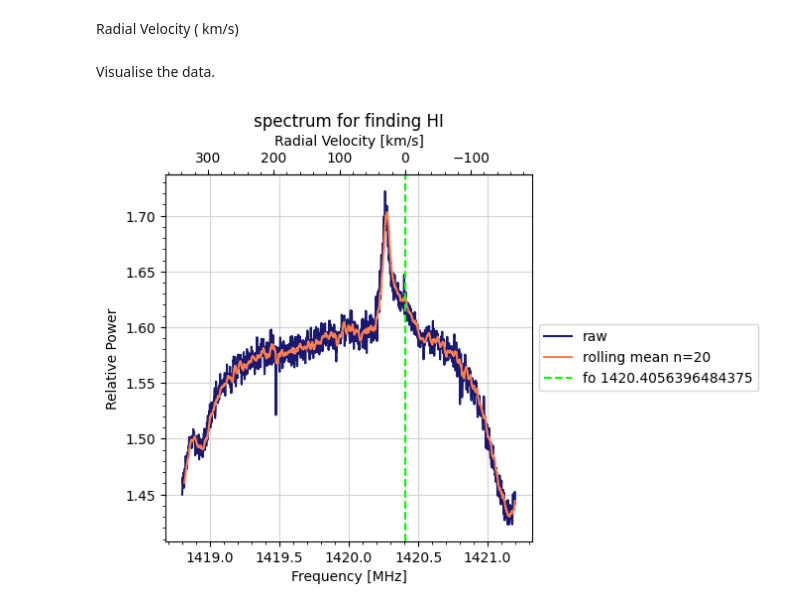
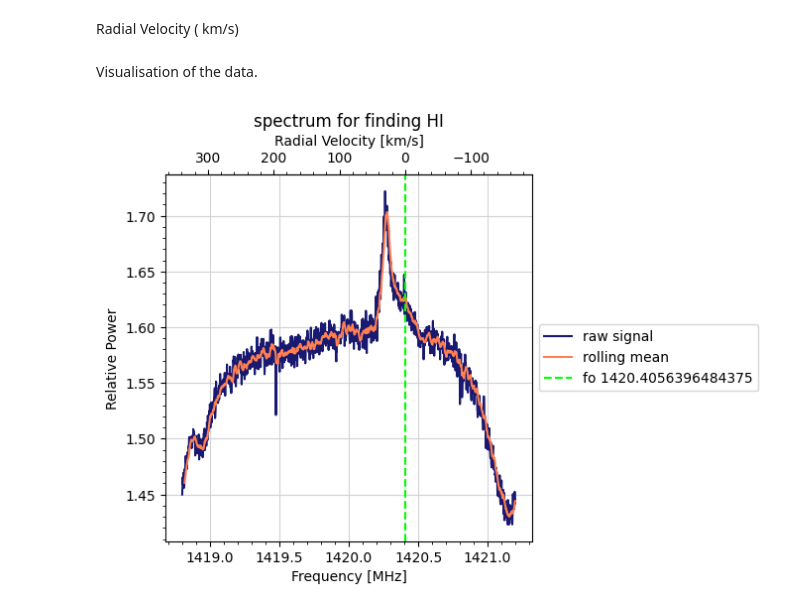
Before and after one commit to panagiotab/ASTRO-BEAM, a Jupyter notebook: Task2-CombSpectralLines/SpectralLines.ipynb, the cells around one changed output. Saved outputs shown, nothing was run; the diff lists cells and outputs as text; code cells hidden in the pictures.

```diff
--- a/Task2-CombSpectralLines/SpectralLines.ipynb
+++ b/Task2-CombSpectralLines/SpectralLines.ipynb
@@ -165,34 +163,34 @@ def inv(u):
     c=3*10**5
     return fo_array[0]- (u/c)*fo_array[0]
 # %% [markdown]
-Visualise the data.
+Visualisation of the data.
 # %%
 from matplotlib.ticker import AutoMinorLocator
 
 fig, ax1=plt.subplots()
-ax1.plot(data.f, data.p, color='midnightblue', label='raw')
-ax1.plot(data.f , data.rolp, color='coral', label='rolling mean n=20')
+ax1.plot(data.f, data.p, color='midnightblue', label='raw signal')
+ax1.plot(data.f , data.rolp, color='coral', label='rolling mean')
 
 for i in fo_array:
    ax1.axvline(x=i, color='lime', linestyle='--', label=f'fo {i}')
 
 
 ax1.set_xlabel("Frequency [MHz]")
 ax1.set_ylabel("Relative Power")
 ax1.yaxis.get_ticklocs(minor=True)
 ax1.xaxis.get_ticklocs(minor=True)
 ax1.minorticks_on()
 ax1.set_box_aspect(1.0)
 
 ax2=ax1.secondary_xaxis('top', functions=(u, inv))
 ax2.set_xlabel("Radial Velocity [km/s]")
 ax2.xaxis.get_ticklocs(minor = True)
 ax2.xaxis.set_minor_locator(AutoMinorLocator())
 
 plt.grid(True, linestyle ="solid", c="lightgrey")
 plt.title("spectrum for finding HI")
 plt.legend(loc="center left",bbox_to_anchor=(1, 0.5), ncol=1)
 
 plt.show()
 # %% [output]
-[figure, old version]
+[figure, new version]
```
Also changed, not shown: parts of 8 cells of this notebook.
